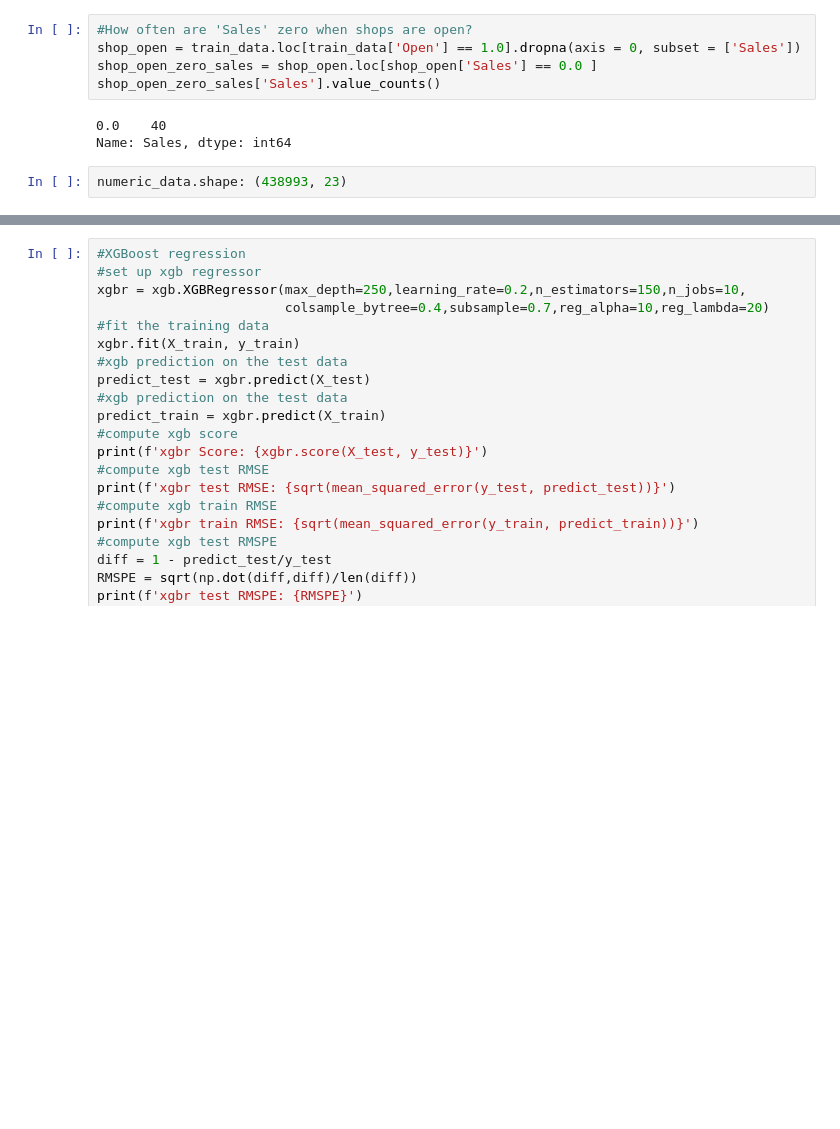
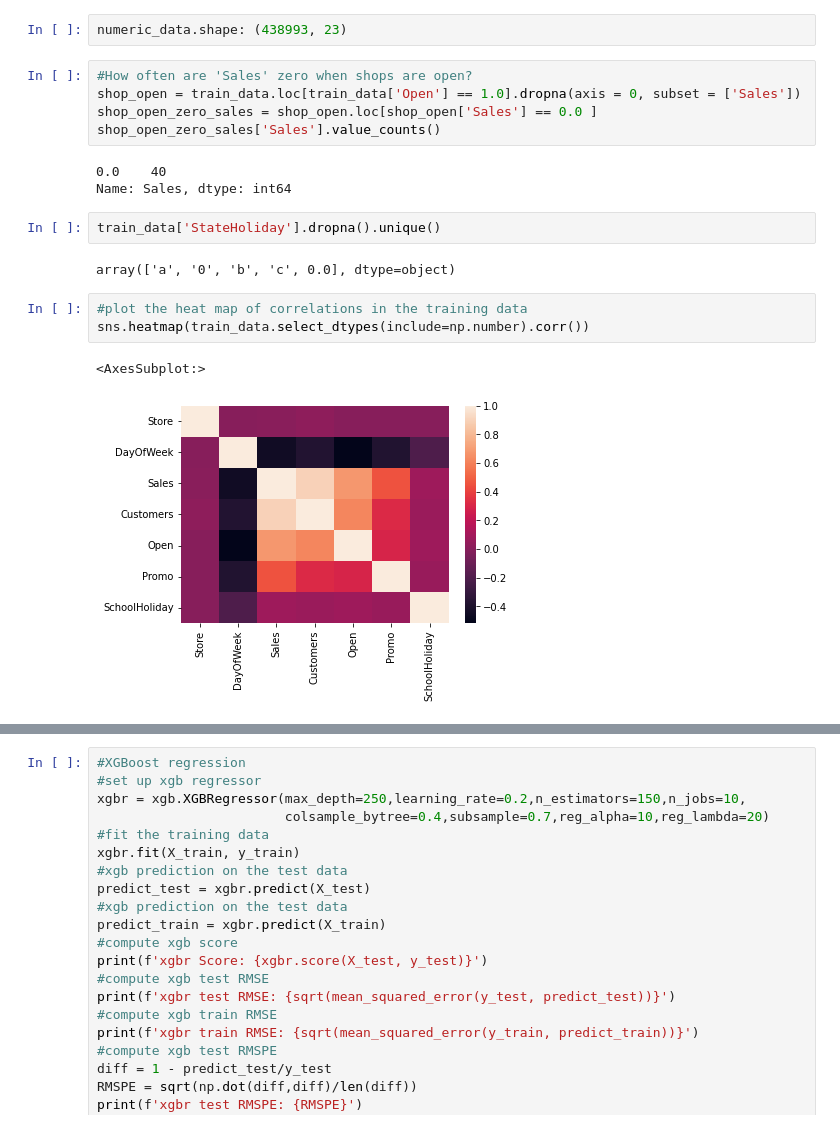
Before and after one commit to jakobatgithub/minicomp-rossman, a Jupyter notebook: Jakob.ipynb, the cells around one changed output, grey strips where cells are left out. Cells and saved outputs as stored; diff of their text form; blank space fills up the shorter version.

Commit message:
added some plots for exploratory analysis

```diff
--- a/Jakob.ipynb
+++ b/Jakob.ipynb
@@ -87,3 +84,5 @@ data.shape: (438993, 23)
+# %%
+numeric_data.shape: (438993, 23)
 # %%
 #How often are 'Sales' zero when shops are open?
 shop_open = train_data.loc[train_data['Open'] == 1.0].dropna(axis = 0, subset = ['Sales'])
@@ -92,5 +91,13 @@ shop_open_zero_sales['Sales'].value_counts()
 # %% [output]
 0.0    40
 Name: Sales, dtype: int64
-# %%
-numeric_data.shape: (438993, 23)
+# %%
+train_data['StateHoliday'].dropna().unique()
+# %% [output]
+array(['a', '0', 'b', 'c', 0.0], dtype=object)
+# %%
+#plot the heat map of correlations in the training data
+sns.heatmap(train_data.select_dtypes(include=np.number).corr())
+# %% [output]
+<AxesSubplot:>
+[figure, added]
```
Also changed, not shown: parts of 7 cells of this notebook.
